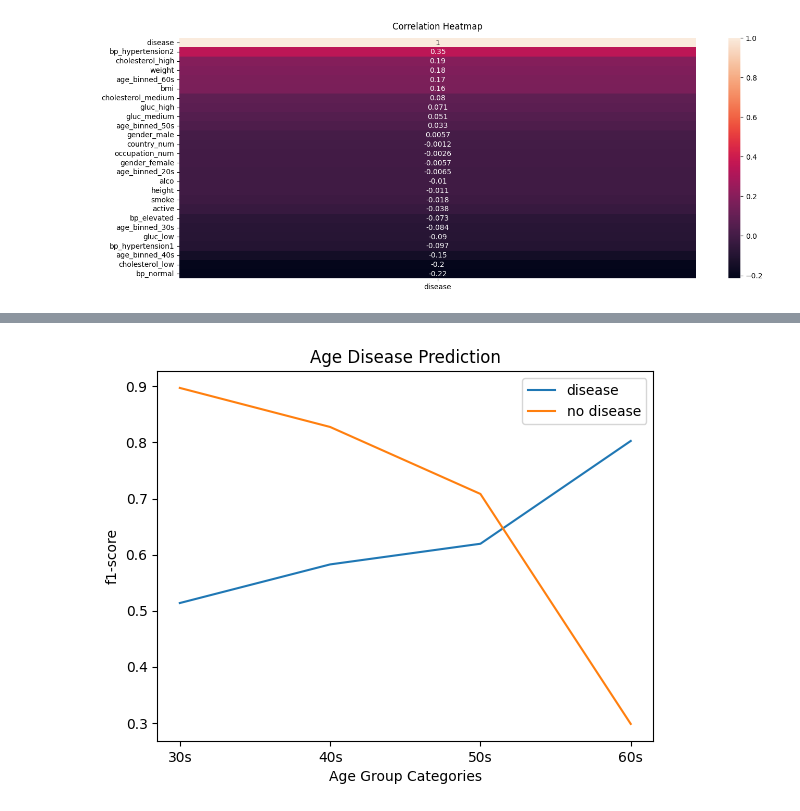
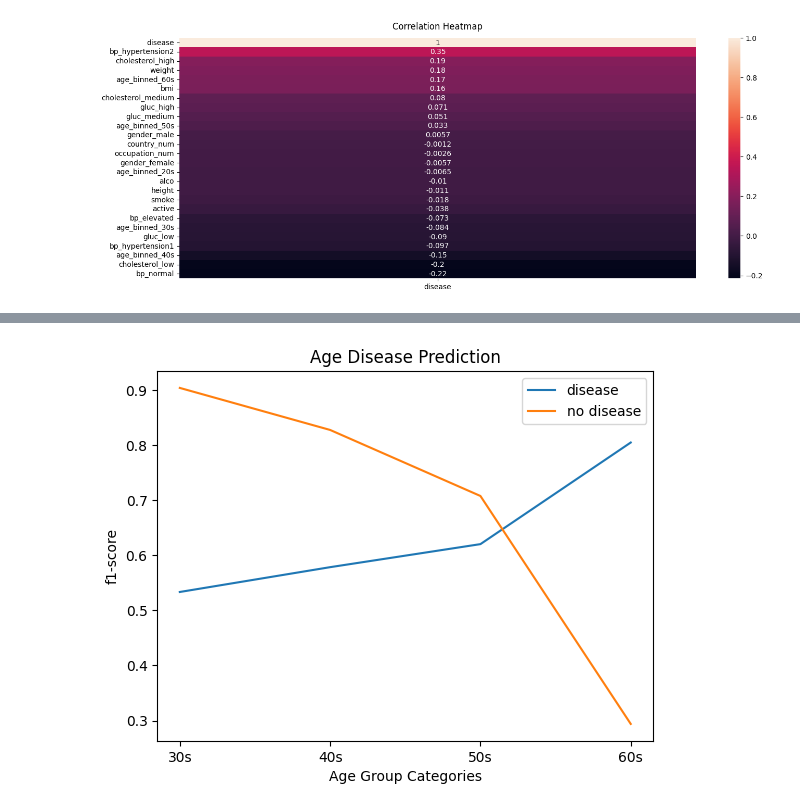
Before and after one commit to jeffatgithub/ntuchealth, a Jupyter notebook: main.ipynb, the cells around one changed output, grey strips where cells are left out. Cells and saved outputs as stored; diff of their text form; code cells hidden in the pictures.

Commit message:
Finallizing the models

```diff
--- a/main.ipynb
+++ b/main.ipynb
@@ -380,11 +383,15 @@ from sklearn.model_selection import train_test_split
 from sklearn import metrics
 # %%
 def doLogisticRegression(df, age_group_param):
+
+    print("***********************************************")
+    print("LOGISTIC REGRESSION")
+    print("***********************************************")
 
     X = df.drop(columns=['disease'], axis = 1)
     y = df['disease']
 
-    X_train, X_test, y_train, y_test = train_test_split(X, y, test_size = 0.3, random_state = 42, stratify = y)
+    X_train, X_test, y_train, y_test = train_test_split(X, y, test_size = 0.2, random_state = 42, stratify = y)
 
     lr = LogisticRegression(C=0.5, fit_intercept=True, solver='liblinear', max_iter=50000)
 
@@ -401,20 +408,24 @@ def doLogisticRegression(df, age_group_param):
     report_df = report_df.transpose()
     report_df['age_group'] = age_group_param
 
+    accuracy = metrics.accuracy_score(pred, y_test)
+
+    #print("The accuracy of the logistic regression model is: ", accuracy*100, "%")
+
     return report_df
-
-    #accuracy = metrics.accuracy_score(pred, y_test)
-
-    #print("The Accuracy of the logistic regression model is: ", accuracy*100, "%")
 # %%
 def doKNNClassifier(df, age_group_param):
+
+    print("***********************************************")
+    print("KNN CLASSIFIER")
+    print("***********************************************")
 
     X = df.drop(columns=['disease'], axis = 1)
     y = df['disease']
 
-    X_train, X_test, y_train, y_test = train_test_split(X, y, test_size = 0.3, random_state = 42, stratify = y)
+    X_train, X_test, y_train, y_test = train_test_split(X, y, test_size = 0.2, random_state = 42, stratify = y)
 
-    knn = KNeighborsClassifier(n_neighbors = 3)
+    knn = KNeighborsClassifier(n_neighbors = 5)
 
     knn.fit(X_train, y_train)
 
@@ -422,7 +433,7 @@ def doKNNClassifier(df, age_group_param):
     print(f"Training Score for {age_group_param}: ", knn.score(X_train, y_train))
     print(f"Test Score for {age_group_param}: ", knn.score(X_test, y_test))
 
-    #acc = metrics.accuracy_score(pred, y_test)
+    acc = metrics.accuracy_score(pred, y_test)
 
     #print("The accuracy of the KNN model is: ", acc*100, "%")
 
@@ -440,7 +484,9 @@ selected_df = iddate_removed_df
 selected_columns = selected_df.filter(regex=r'^age_')
 selected_columns.drop('age_binned_20s', axis=True, inplace=True)
 
-merge_df = pd.DataFrame()
+lr_merge_df = pd.DataFrame()
+knn_merge_df = pd.DataFrame()
+clf_merge_df = pd.DataFrame()
 
 for col in selected_columns.columns:
     #print(col)
@@ -450,10 +496,16 @@ for col in selected_columns.columns:
     age_group = col[-3:]
     #result_df = doLogisticRegression(df, age_group)
     #print(result_df)
-    merge_df = pd.concat([merge_df, doLogisticRegression(df, age_group)], axis=0)
+    lr_merge_df = pd.concat([lr_merge_df, doLogisticRegression(df, age_group)], axis=0)
+    knn_merge_df = pd.concat([knn_merge_df, doKNNClassifier(df, age_group)], axis=0)
+    clf_merge_df = pd.concat([clf_merge_df, doDecisionTree(df, age_group)], axis=0)
+
+    #doLogisticRegression(df, age_group)
+    #doKNNClassifier(df, age_group)
+    #doDecisionTree(df, age_group)
 
 #result_df
-merge_df
+#merge_df
 # %% [output]
 A value is trying to be set on a copy of a slice from a DataFrame
 
@@ -487,16 +591,16 @@ Test Score for 60s:  0.6920451562089788
 # %%
-x_axis = merge_df['age_group'].drop_duplicates().values
+x_axis = lr_merge_df['age_group'].drop_duplicates().values
 
-markers_nodisease = merge_df['f1-score']['0']
-markers_withdisease = merge_df['f1-score']['1']
+markers_nodisease = lr_merge_df['f1-score']['0']
+markers_withdisease = lr_merge_df['f1-score']['1']
 
 plt.plot(x_axis, markers_withdisease, label='disease')
 plt.plot(x_axis, markers_nodisease, label='no disease')
 
 plt.xlabel("Age Group Categories")
 plt.ylabel("f1-score")
 plt.legend()
 plt.title('Age Disease Prediction')
 plt.show()
 # %% [output]
-[figure, old version]
+[figure, new version]
```
Also changed, not shown: parts of 9 cells of this notebook, 2 other files.
